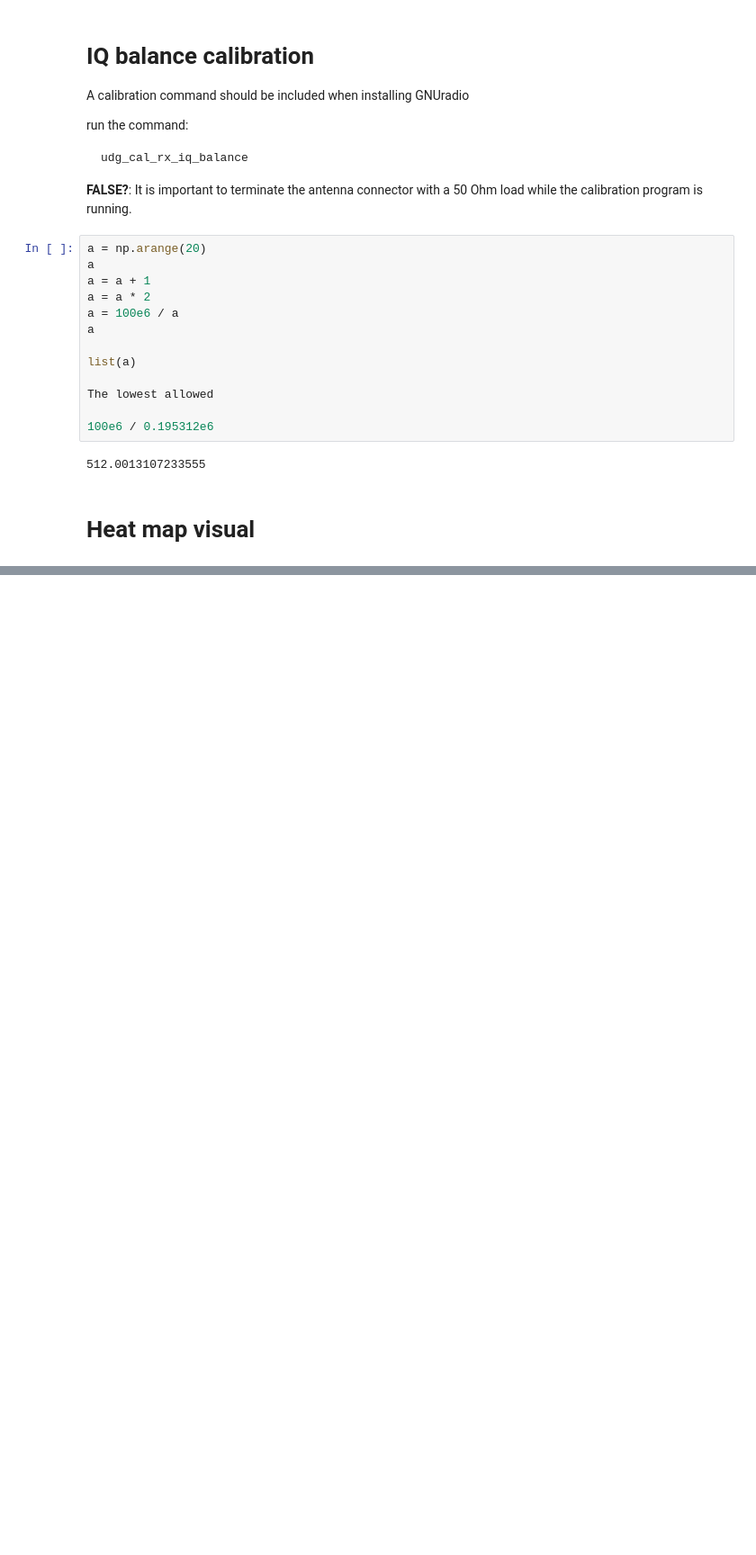
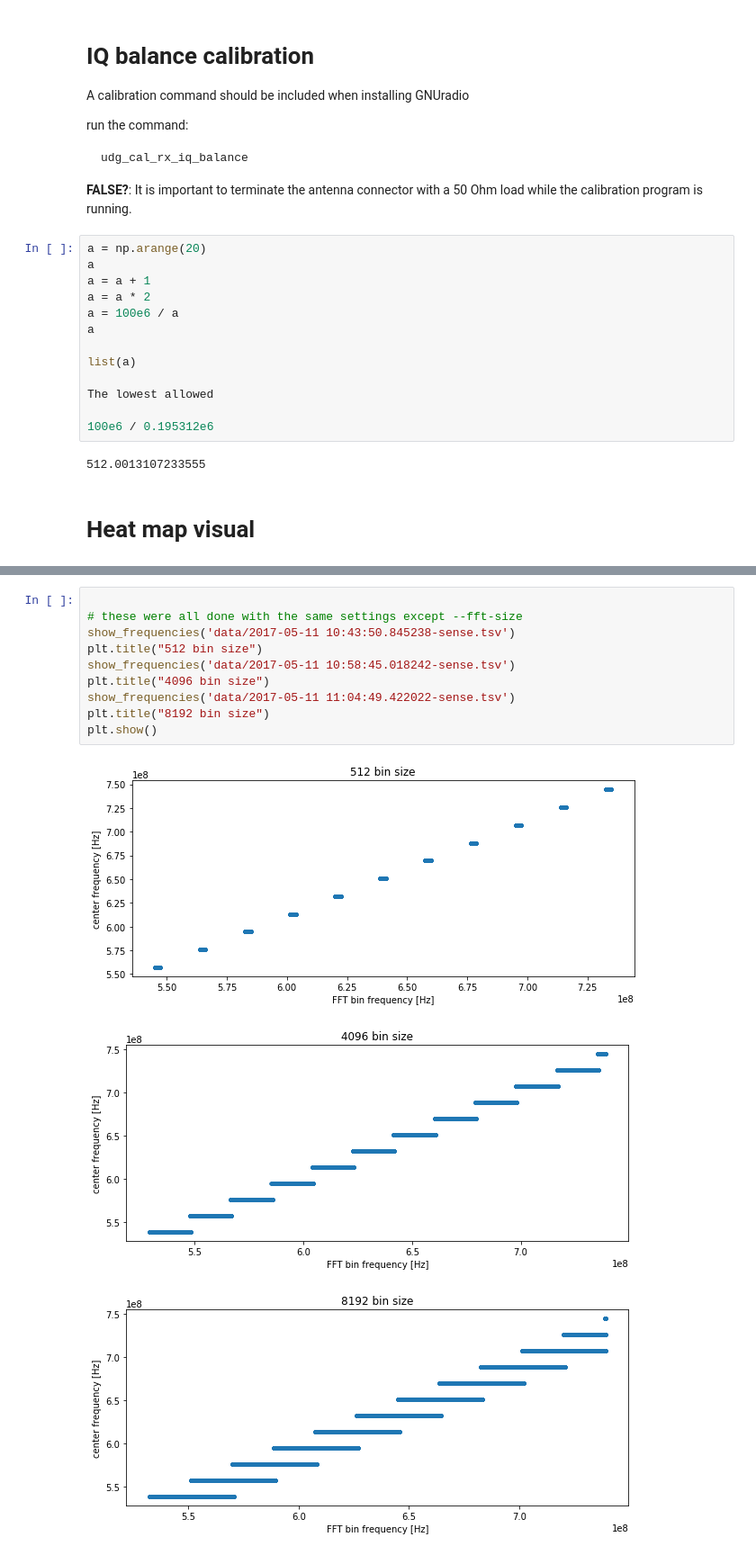
Before and after one commit to jarmokivekas/tuamk-thesis, a Jupyter notebook: spectrum-sense-data-processing.ipynb, the cells around one changed output, grey strips where cells are left out. Shown at 90% size. Saved outputs shown, nothing was run; the diff lists cells and outputs as text; blank space fills up the shorter version.

```diff
--- a/spectrum-sense-data-processing.ipynb
+++ b/spectrum-sense-data-processing.ipynb
@@ -273,0 +343,14 @@ plt.show()
+# %%
+
+# these were all done with the same settings except --fft-size
+show_frequencies('data/2017-05-11 10:43:50.845238-sense.tsv')
+plt.title("512 bin size")
+show_frequencies('data/2017-05-11 10:58:45.018242-sense.tsv')
+plt.title("4096 bin size")
+show_frequencies('data/2017-05-11 11:04:49.422022-sense.tsv')
+plt.title("8192 bin size")
+plt.show()
+# %% [output]
+[figure, added]
+[figure, added]
+[figure, added]
```
Also changed, not shown: parts of 20 cells of this notebook, 1 other file.
